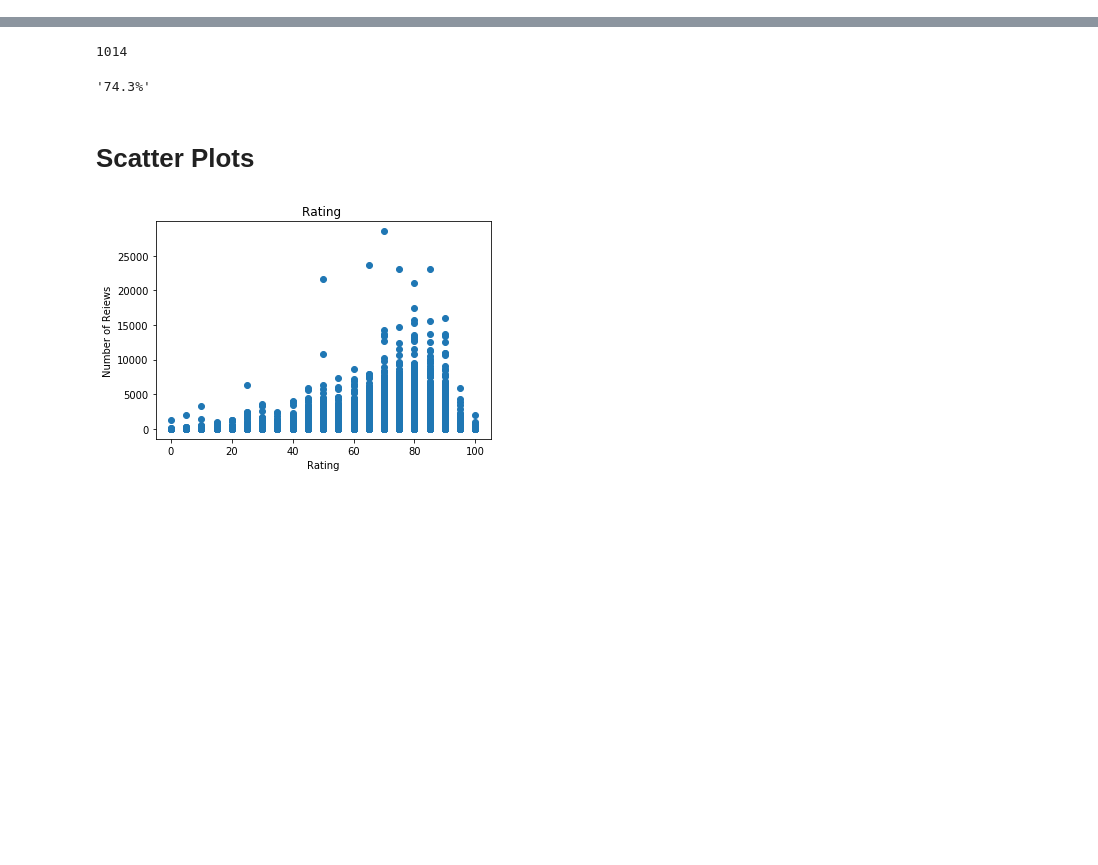
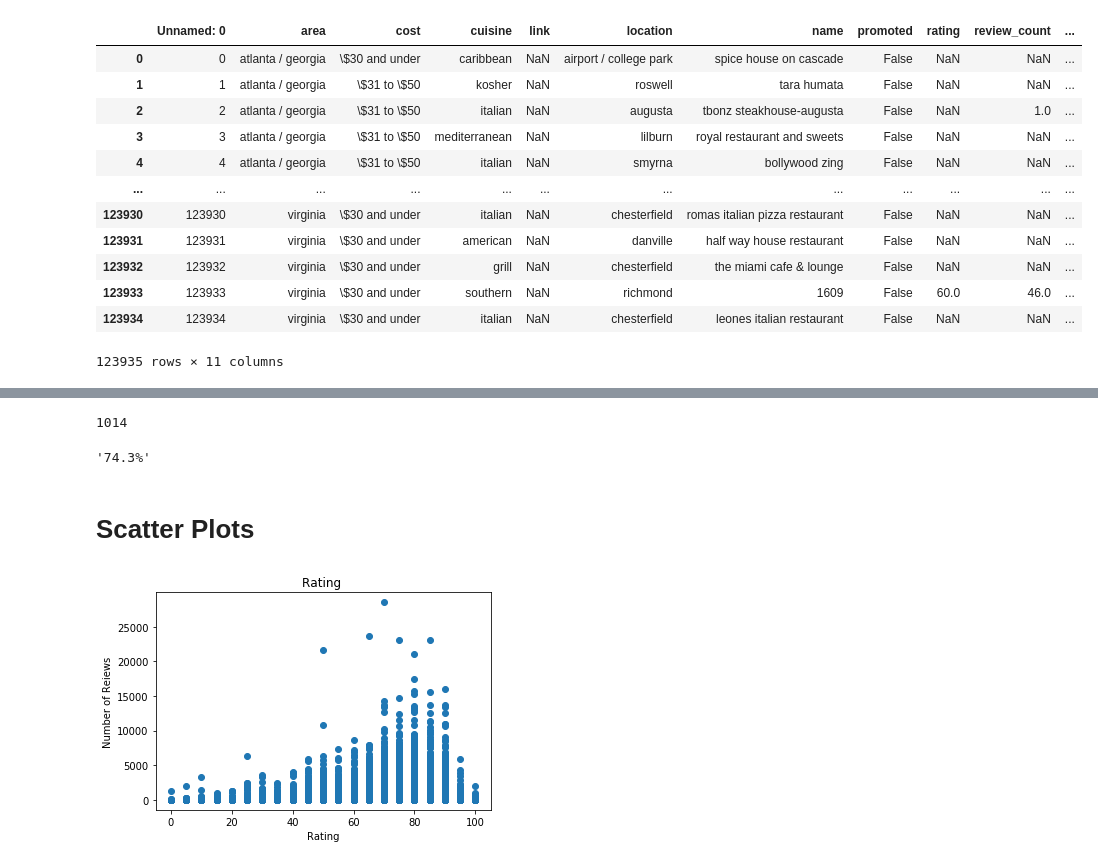
Before and after one commit to MichaelEmmert/OpenTable, a Jupyter notebook: opentableanalysis.ipynb, the cells around one changed output, grey strips where cells are left out. Cells and saved outputs as stored; diff of their text form; code cells hidden in the pictures; blank space fills up the shorter version.

```diff
--- a/opentableanalysis.ipynb
+++ b/opentableanalysis.ipynb
@@ -5,7 +5,22 @@ import seaborn as sns
 from matplotlib import pyplot as plt
 from pandas.plotting import table
 # %%
-opentable= pd.read_csv('opentablecleaned.csv')
+opentable = pd.read_csv('csv/opentablecleaned.csv',)
+opentable
+# %% [output]
+|  | Unnamed: 0 | area | cost | cuisine | link | location | name | promoted | rating | review_count | ... |
+| 0 | 0 | atlanta / georgia | \$30 and under | caribbean | NaN | airport / college park | spice house on cascade | False | NaN | NaN | ... |
+| 1 | 1 | atlanta / georgia | \$31 to \$50 | kosher | NaN | roswell | tara humata | False | NaN | NaN | ... |
+| 2 | 2 | atlanta / georgia | \$31 to \$50 | italian | NaN | augusta | tbonz steakhouse-augusta | False | NaN | 1.0 | ... |
+| 3 | 3 | atlanta / georgia | \$31 to \$50 | mediterranean | NaN | lilburn | royal restaurant and sweets | False | NaN | NaN | ... |
+| 4 | 4 | atlanta / georgia | \$31 to \$50 | italian | NaN | smyrna | bollywood zing | False | NaN | NaN | ... |
+| ... | ... | ... | ... | ... | ... | ... | ... | ... | ... | ... | ... |
+| 123930 | 123930 | virginia | \$30 and under | italian | NaN | chesterfield | romas italian pizza restaurant | False | NaN | NaN | ... |
+| 123931 | 123931 | virginia | \$30 and under | american | NaN | danville | half way house restaurant | False | NaN | NaN | ... |
+| 123932 | 123932 | virginia | \$30 and under | grill | NaN | chesterfield | the miami cafe & lounge | False | NaN | NaN | ... |
+| 123933 | 123933 | virginia | \$30 and under | southern | NaN | richmond | 1609 | False | 60.0 | 46.0 | ... |
+| 123934 | 123934 | virginia | \$30 and under | italian | NaN | chesterfield | leones italian restaurant | False | NaN | NaN | ... |
+123935 rows × 11 columns
 # %%
 opentable.sort_values('promoted',ascending = False).head()
 # %% [output]
```
Also changed, not shown: parts of 3 cells of this notebook, 2 other files.
